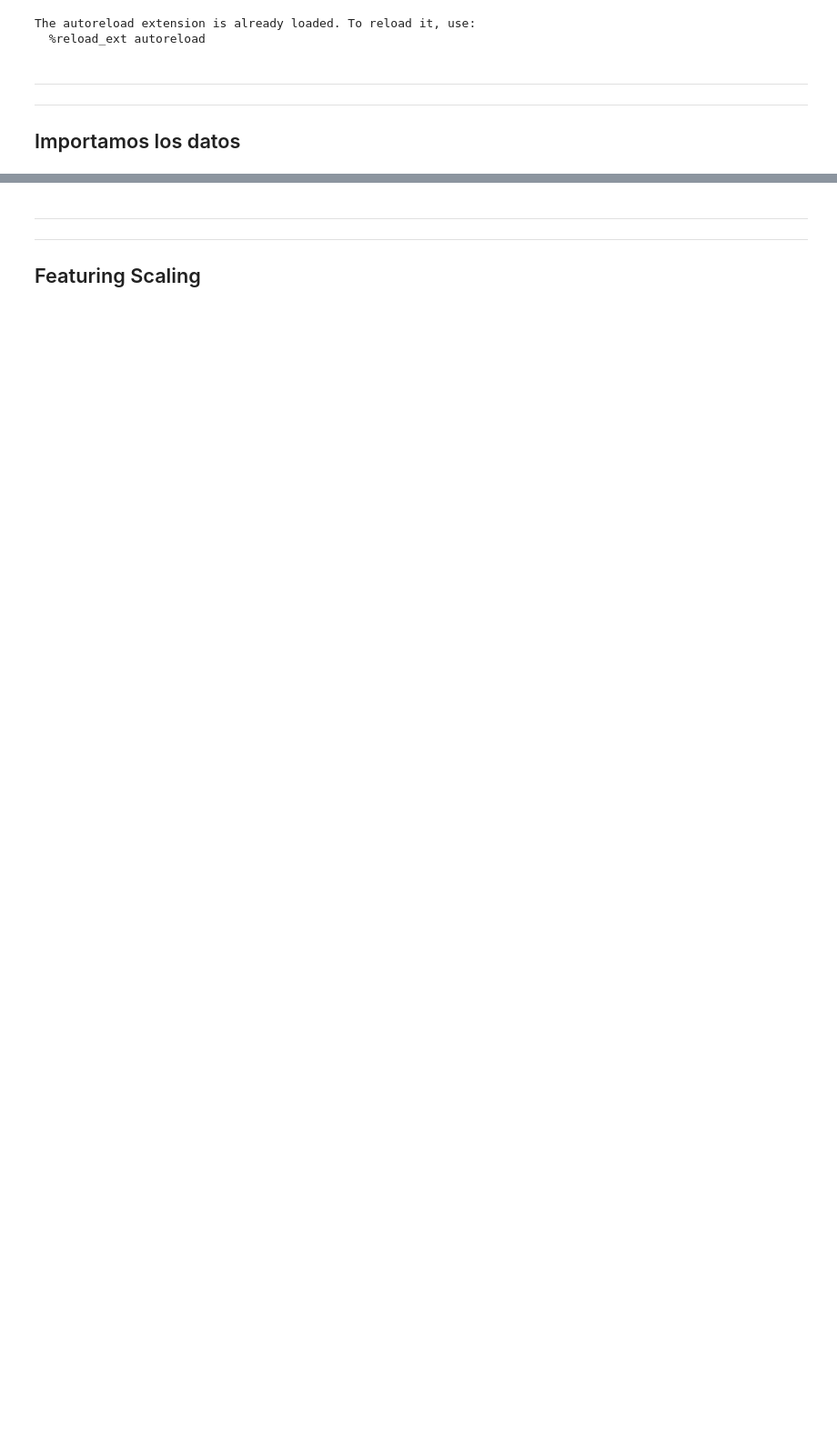
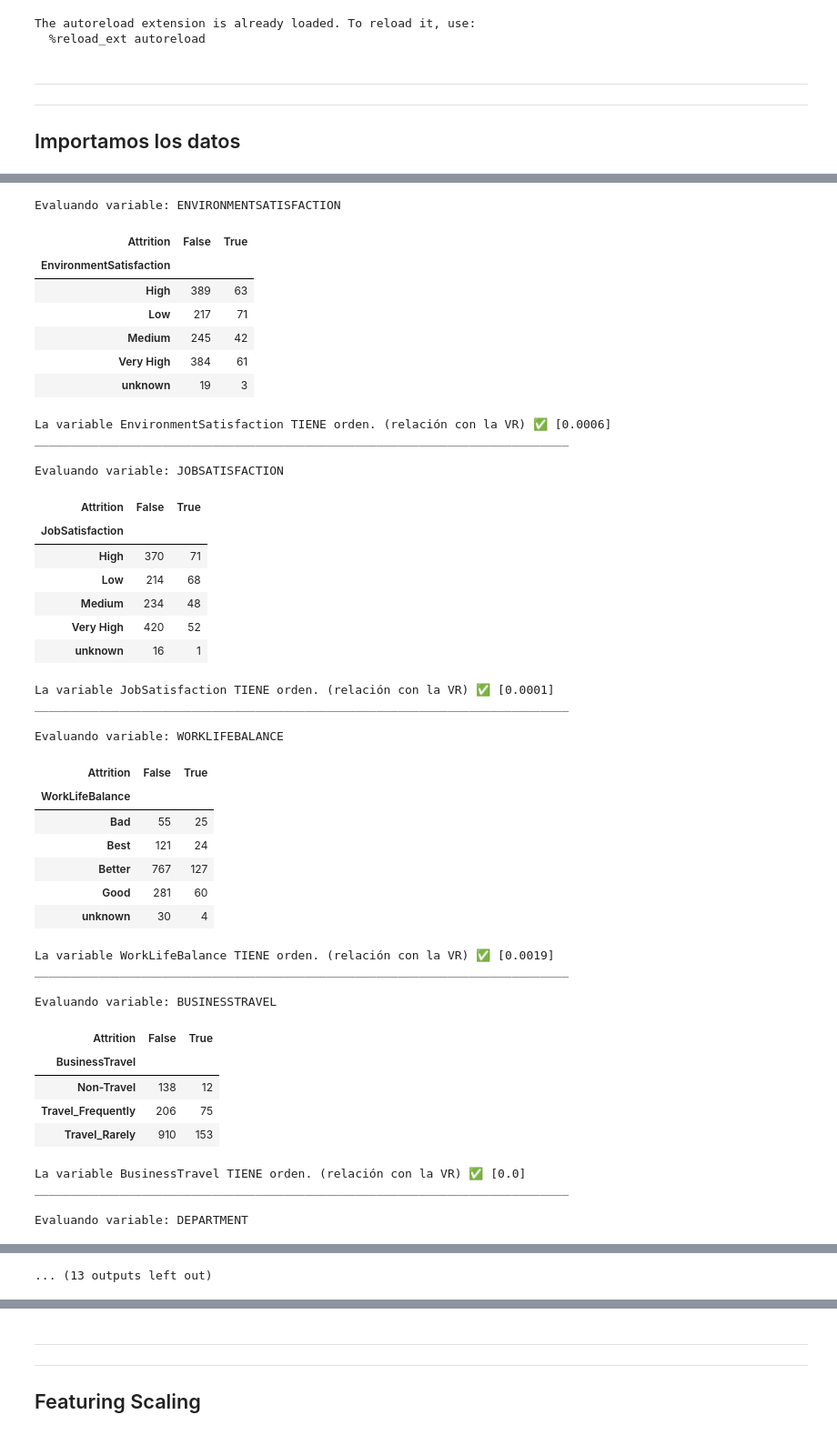
Before and after one commit to joseluisalmendral/Proyecto8_Clasificacion, a Jupyter notebook: notebooks/iteracion1/3_escalado_y_encoding.ipynb, the cells around one changed output, grey strips where cells are left out. Shown at 91% size. Cells and saved outputs as stored; diff of their text form; code cells hidden in the pictures; blank space fills up the shorter version.

```diff
--- a/notebooks/iteracion1/3_escalado_y_encoding.ipynb
+++ b/notebooks/iteracion1/3_escalado_y_encoding.ipynb
@@ -22,0 +33,46 @@ df.sample()
+# %%
+ordered_vars, unordered_vars = sup_encod.detectar_orden_cat(df=df_to_encode, lista_cat=df_to_encode.select_dtypes('O'), var_respuesta='Attrition')
+# %% [output]
+Evaluando variable: ENVIRONMENTSATISFACTION
+| Attrition | False | True |
+| EnvironmentSatisfaction |  |  |
+| High | 389 | 63 |
+| Low | 217 | 71 |
+| Medium | 245 | 42 |
+| Very High | 384 | 61 |
+| unknown | 19 | 3 |
+La variable EnvironmentSatisfaction TIENE orden. (relación con la VR) ✅ [0.0006]
+___________________________________________________________________________
+
+Evaluando variable: JOBSATISFACTION
+| Attrition | False | True |
+| JobSatisfaction |  |  |
+| High | 370 | 71 |
+| Low | 214 | 68 |
+| Medium | 234 | 48 |
+| Very High | 420 | 52 |
+| unknown | 16 | 1 |
+La variable JobSatisfaction TIENE orden. (relación con la VR) ✅ [0.0001]
+___________________________________________________________________________
+
+Evaluando variable: WORKLIFEBALANCE
+| Attrition | False | True |
+| WorkLifeBalance |  |  |
+| Bad | 55 | 25 |
+| Best | 121 | 24 |
+| Better | 767 | 127 |
+| Good | 281 | 60 |
+| unknown | 30 | 4 |
+La variable WorkLifeBalance TIENE orden. (relación con la VR) ✅ [0.0019]
+___________________________________________________________________________
+
+Evaluando variable: BUSINESSTRAVEL
+| Attrition | False | True |
+| BusinessTravel |  |  |
+| Non-Travel | 138 | 12 |
+| Travel_Frequently | 206 | 75 |
+| Travel_Rarely | 910 | 153 |
+La variable BusinessTravel TIENE orden. (relación con la VR) ✅ [0.0]
+___________________________________________________________________________
+
+Evaluando variable: DEPARTMENT
@@ -22,0 +95 @@ df.sample()
+... (13 outputs left out)
```
Also changed, not shown: parts of 20 cells of this notebook, 8 other files.
